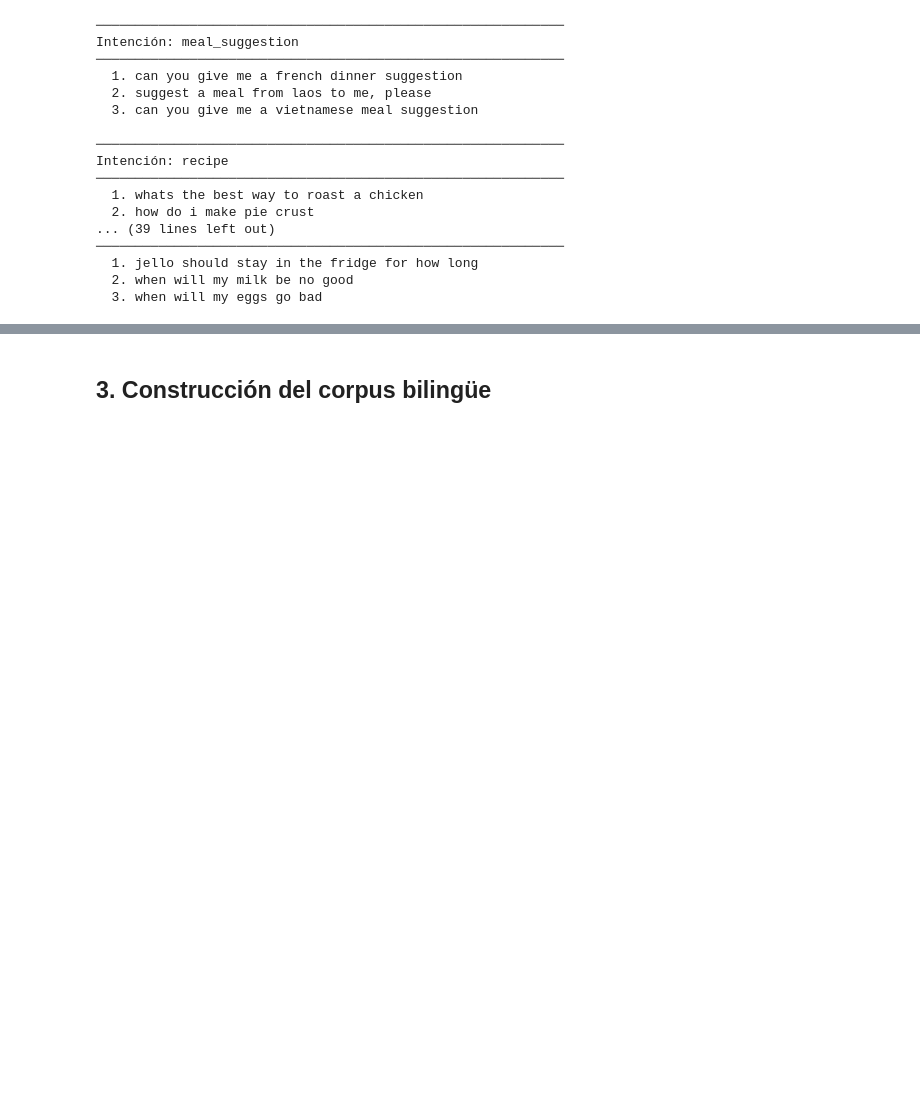
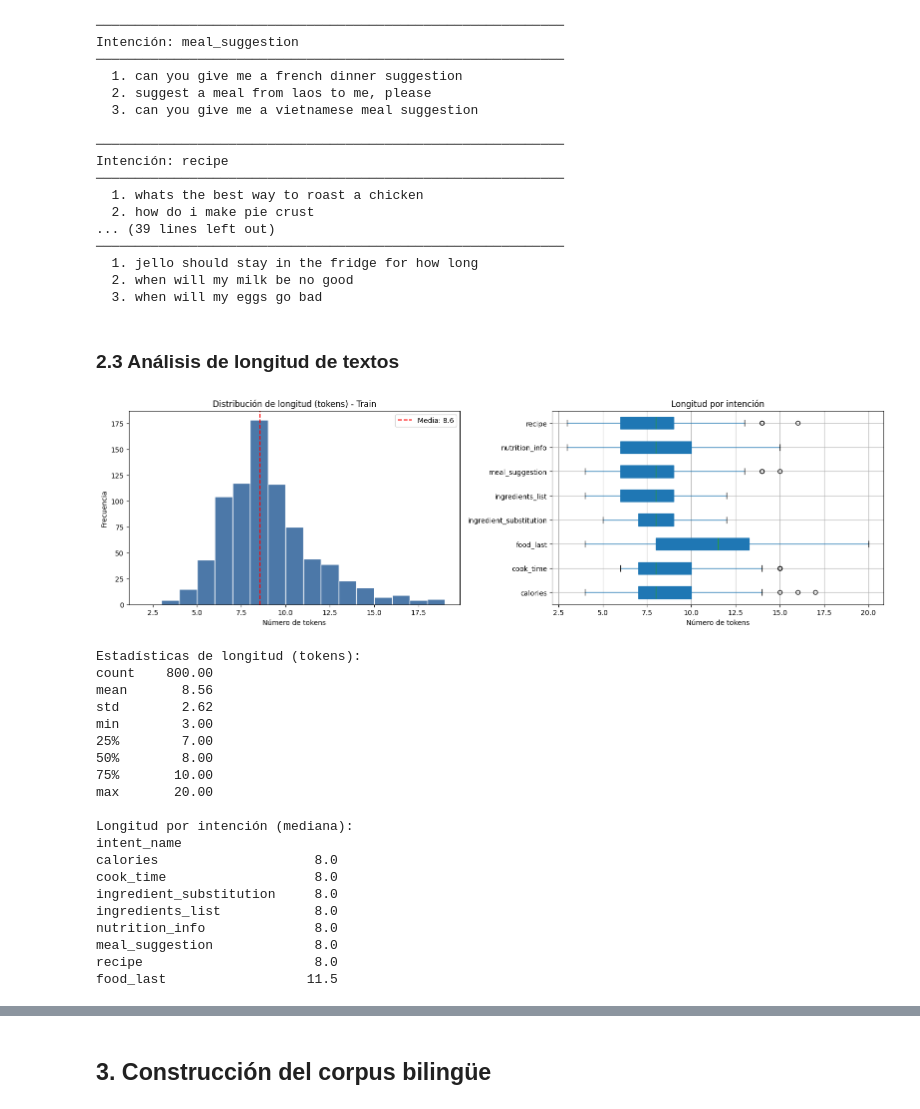
Before and after one commit to antoniommff/pln-faq-assistant, a Jupyter notebook: Analisis_Datos_PLN.ipynb, the cells around one changed output, grey strips where cells are left out. Cells and saved outputs as stored; diff of their text form; code cells hidden in the pictures; blank space fills up the shorter version.

```diff
--- a/Analisis_Datos_PLN.ipynb
+++ b/Analisis_Datos_PLN.ipynb
@@ -244,3 +252,58 @@ Intención: recipe
   1. jello should stay in the fridge for how long
   2. when will my milk be no good
   3. when will my eggs go bad
+# %% [markdown]
+### 2.3 Análisis de longitud de textos
+# %%
+# Longitud de los textos en tokens (palabras) para el conjunto de train
+cooking_train['n_tokens'] = cooking_train['text'].str.split().str.len()
+
+fig, axes = plt.subplots(1, 2, figsize=(16, 5))
+
+# Histograma global
+axes[0].hist(cooking_train['n_tokens'], bins=range(2, 20), edgecolor='white', color='#4C78A8')
+axes[0].set_title('Distribución de longitud (tokens) - Train')
+axes[0].set_xlabel('Número de tokens')
+axes[0].set_ylabel('Frecuencia')
+axes[0].axvline(cooking_train['n_tokens'].mean(), color='red', linestyle='--',
+                label=f"Media: {cooking_train['n_tokens'].mean():.1f}")
+axes[0].legend()
+
+# Boxplot por intención
+cooking_train.boxplot(column='n_tokens', by='intent_name', ax=axes[1],
+                      vert=False, patch_artist=True)
+
+axes[1].set_title('Longitud por intención')
+axes[1].set_xlabel('Número de tokens')
+axes[1].set_ylabel('')
+plt.suptitle('')
+
+plt.tight_layout()
+plt.show()
+
+print('\nEstadísticas de longitud (tokens):')
+print(cooking_train['n_tokens'].describe().round(2).to_string())
+print(f"\nLongitud por intención (mediana):")
+print(cooking_train.groupby('intent_name')['n_tokens'].median().sort_values().to_string())
+# %% [output]
+[figure, added]
+Estadísticas de longitud (tokens):
+count    800.00
+mean       8.56
+std        2.62
+min        3.00
+25%        7.00
+50%        8.00
+75%       10.00
+max       20.00
+
+Longitud por intención (mediana):
+intent_name
+calories                    8.0
+cook_time                   8.0
+ingredient_substitution     8.0
+ingredients_list            8.0
+nutrition_info              8.0
+meal_suggestion             8.0
+recipe                      8.0
+food_last                  11.5
```
Also changed, not shown: parts of 21 cells of this notebook.
